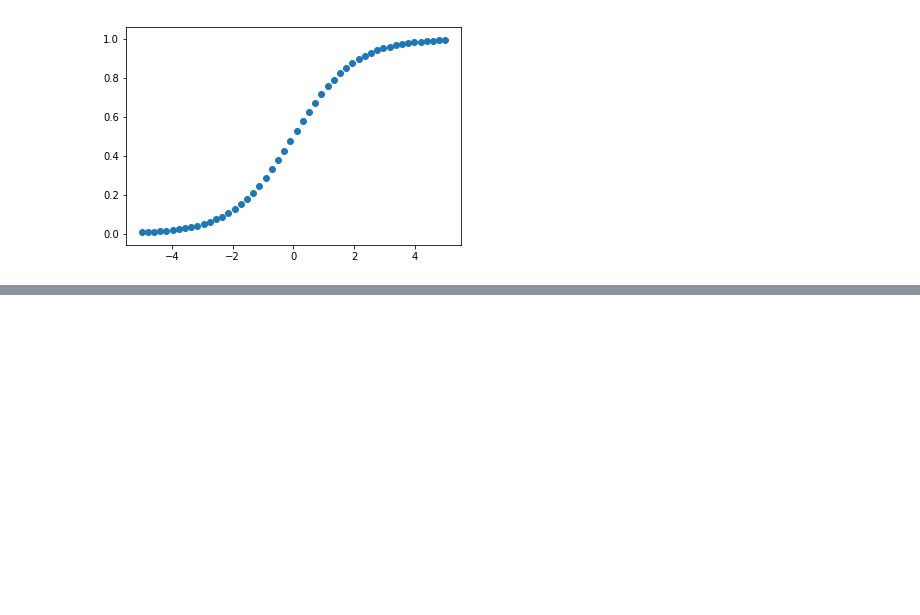
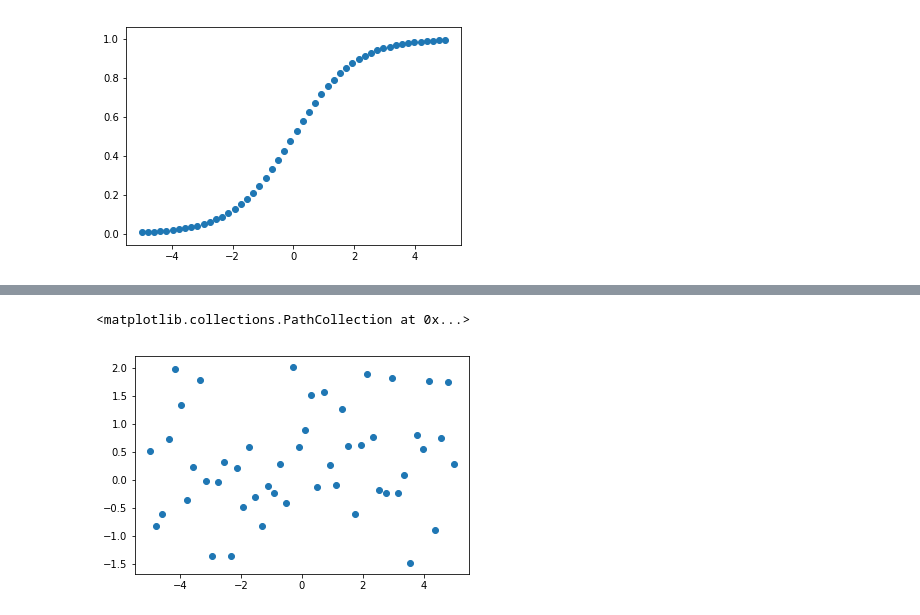
Before and after one commit to neuronzzz/ml, a Jupyter notebook: logistic_regression/logistic_regression_loss_function.ipynb, the cells around one changed output, grey strips where cells are left out. Cells and saved outputs as stored; diff of their text form; code cells hidden in the pictures; blank space fills up the shorter version.

```diff
--- a/logistic_regression/logistic_regression_loss_function.ipynb
+++ b/logistic_regression/logistic_regression_loss_function.ipynb
@@ -73,0 +90,10 @@ plt.scatter(theta, j)
+# %%
+x = np.linspace(-5, 5, 50)
+# x.shape is (200,0), noises.shape is (200,0), 在np.ndarray里面，算是一维数组, noises.tolist()[:5]
+noises = random.normal(0,1,x.shape)
+y = lr(x, 1) + noises
+# %%
+plt.scatter(x, y)
+# %% [output]
+<matplotlib.collections.PathCollection at 0x...>
+[figure, added]
```
Also changed, not shown: parts of 27 cells of this notebook.
